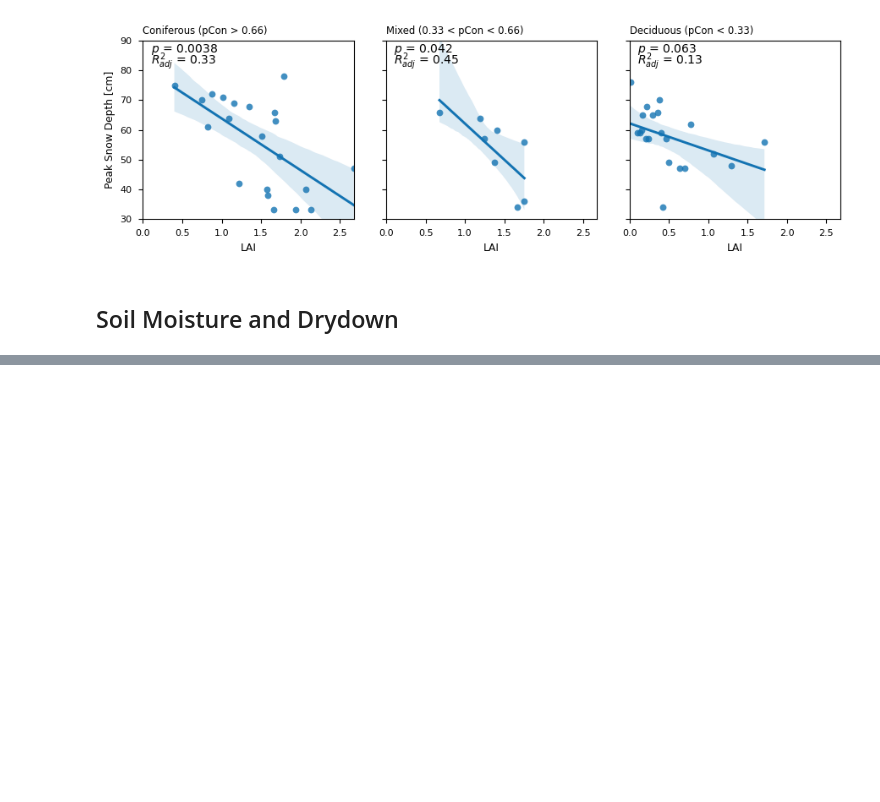
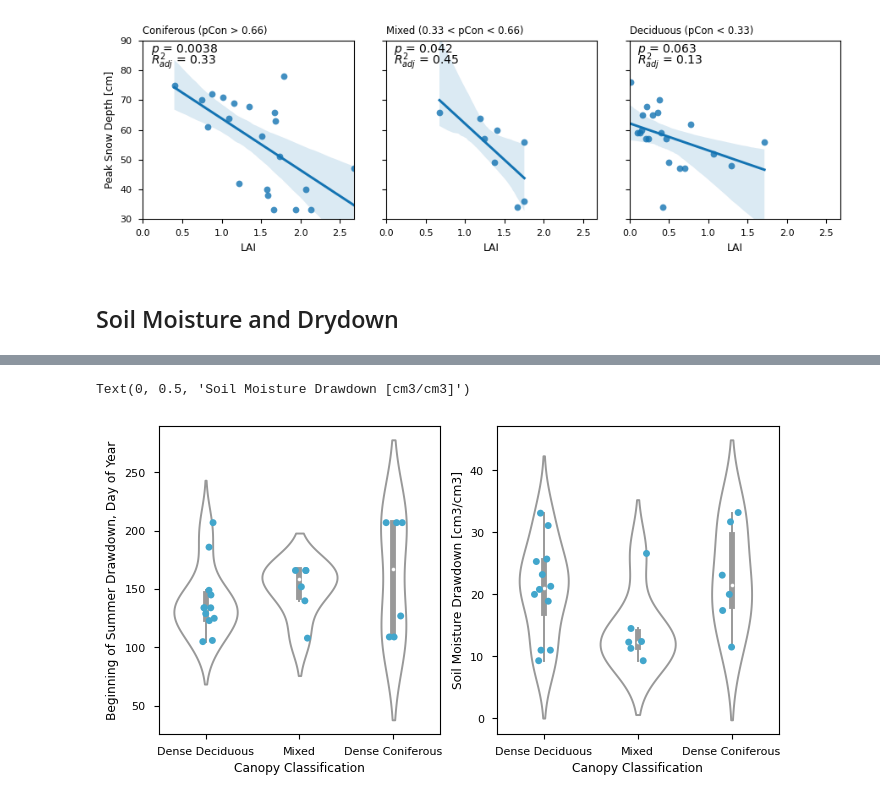
Before and after one commit to mwdjones/mef-snowhydro, a Jupyter notebook: Data and Codes/02_canopycontrols.ipynb, the cells around one changed output, grey strips where cells are left out. Cells and saved outputs as stored; diff of their text form; code cells hidden in the pictures; blank space fills up the shorter version.

Commit message:
drawdown analysis

```diff
--- a/Data and Codes/02_canopycontrols.ipynb
+++ b/Data and Codes/02_canopycontrols.ipynb
@@ -1805,0 +1788,4 @@ drydown.head()
+# %%
+#Merge with veg data and the regression index data
+drydown_veg = pd.merge(drydown, diversityFour, right_on = 'SITE', left_on = 'Site', how = 'inner')
+drydown_veg.head()
@@ -1805,0 +1800,21 @@ drydown.head()
+# %%
+fig, [ax, ax2] = plt.subplots(1, 2, figsize = (8, 4))
+
+sns.violinplot(data = drydown_veg, x = 'Bin', y = 'BeginDOY',
+            color = 'white', ax = ax)
+sns.stripplot(data = drydown_veg, x = 'Bin', y = 'BeginDOY',
+            color = pal[3], ax = ax,
+            zorder = 4)
+ax.set_xlabel('Canopy Classification')
+ax.set_ylabel('Beginning of Summer Drawdown, Day of Year')
+
+sns.violinplot(data = drydown_veg, x = 'Bin', y = 'Drawdown',
+            color = 'white', ax = ax2)
+sns.stripplot(data = drydown_veg, x = 'Bin', y = 'Drawdown',
+            color = pal[3], ax = ax2,
+            zorder = 4)
+ax2.set_xlabel('Canopy Classification')
+ax2.set_ylabel('Soil Moisture Drawdown [cm3/cm3]')
+# %% [output]
+Text(0, 0.5, 'Soil Moisture Drawdown [cm3/cm3]')
+[figure, added]
```
Also changed, not shown: parts of 18 cells of this notebook, 59 other files.
